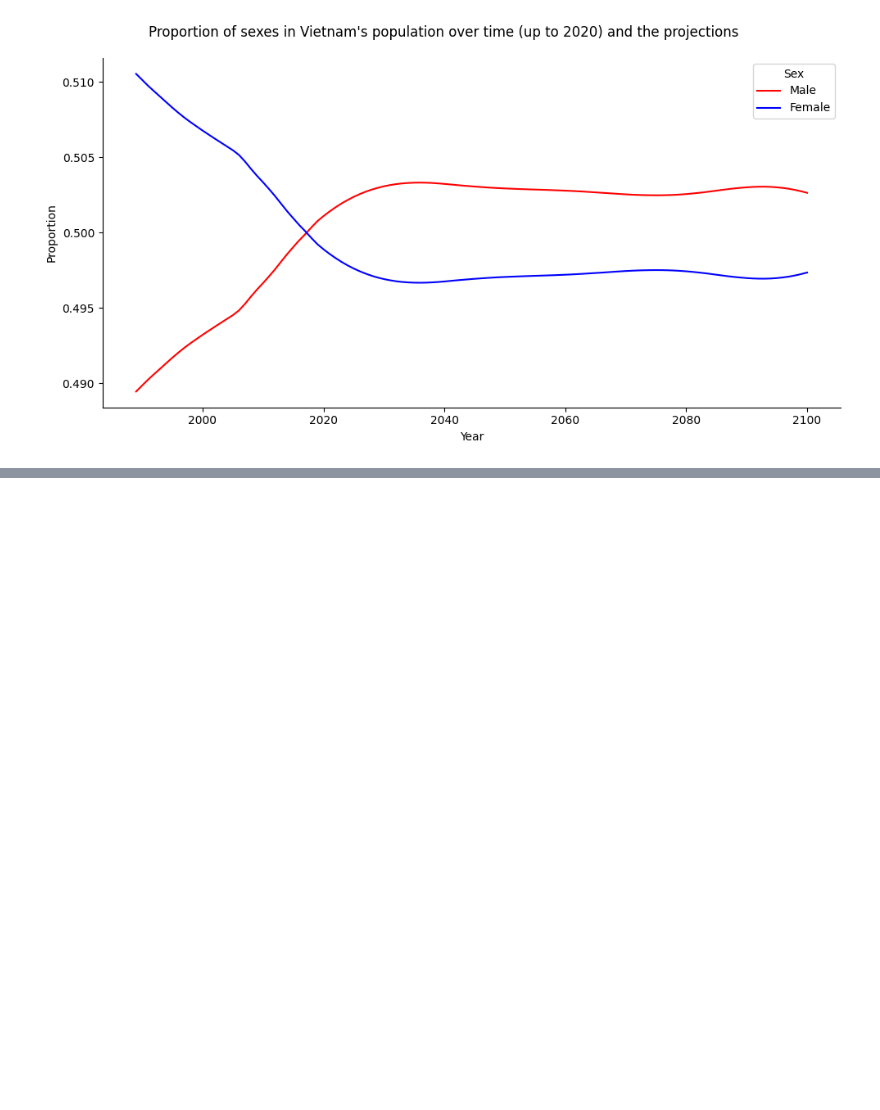
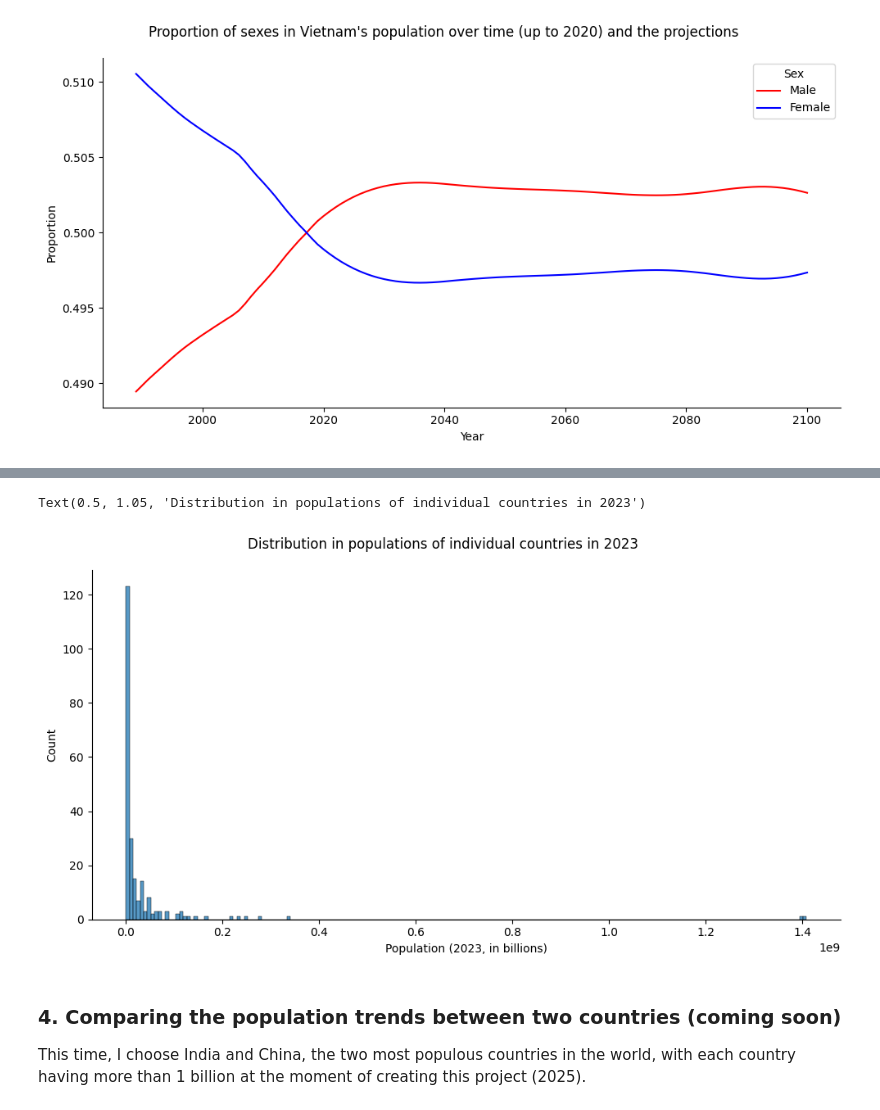
Before and after one commit to thaianle/international-database, a Jupyter notebook: idbsingleyear-python.ipynb, the cells around one changed output, grey strips where cells are left out. Drawn from its saved outputs; the diff is of its cells as text; code cells hidden in the pictures; blank space fills up the shorter version.

```diff
--- a/idbsingleyear-python.ipynb
+++ b/idbsingleyear-python.ipynb
@@ -243,0 +276,3 @@ plt.legend(title = 'Sex', labels = ['Male', 'Female'])
+# %%
+idbsingleyear_full_2023 = idbsingleyear[idbsingleyear['#YR'] == 2023]
+idbsingleyear_full_2023
@@ -243,0 +293,6 @@ plt.legend(title = 'Sex', labels = ['Male', 'Female'])
+# %%
+# Distribution of populations of countries and territories in the world in 2023
+# Filter for all sexes
+idb_0_2023 = idbsingleyear_full_2023[idbsingleyear_full_2023['SEX'] == 0]
+idb_0_2023 = idb_0_2023.groupby(['#YR', 'GEO_ID']).sum()
+idb_0_2023
@@ -243,0 +314,11 @@ plt.legend(title = 'Sex', labels = ['Male', 'Female'])
+# %%
+dist_pop_1 = sns.displot(data = idb_0_2023, x = 'POP', kind = 'hist', aspect = 2)
+dist_pop_1.set_axis_labels('Population (2023, in billions)', 'Count')
+dist_pop_1.fig.suptitle('Distribution in populations of individual countries in 2023', y = 1.05)
+# %% [output]
+Text(0.5, 1.05, 'Distribution in populations of individual countries in 2023')
+[figure, added]
+# %% [markdown]
+### 4. Comparing the population trends between two countries (coming soon)
+
+This time, I choose India and China, the two most populous countries in the world, with each country having more than 1 billion at the moment of creating this project (2025).
```
Also changed, not shown: parts of 7 cells of this notebook, 1 other file.
